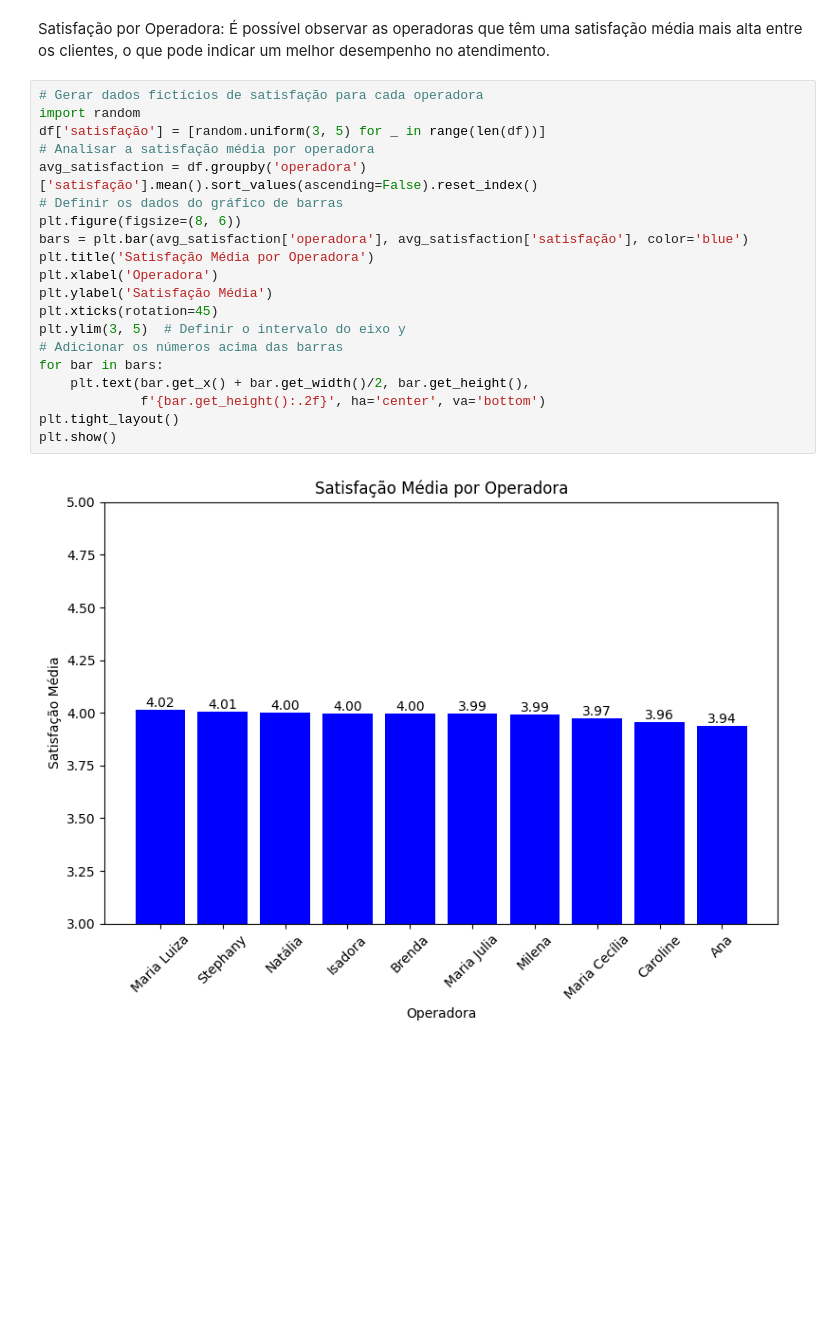
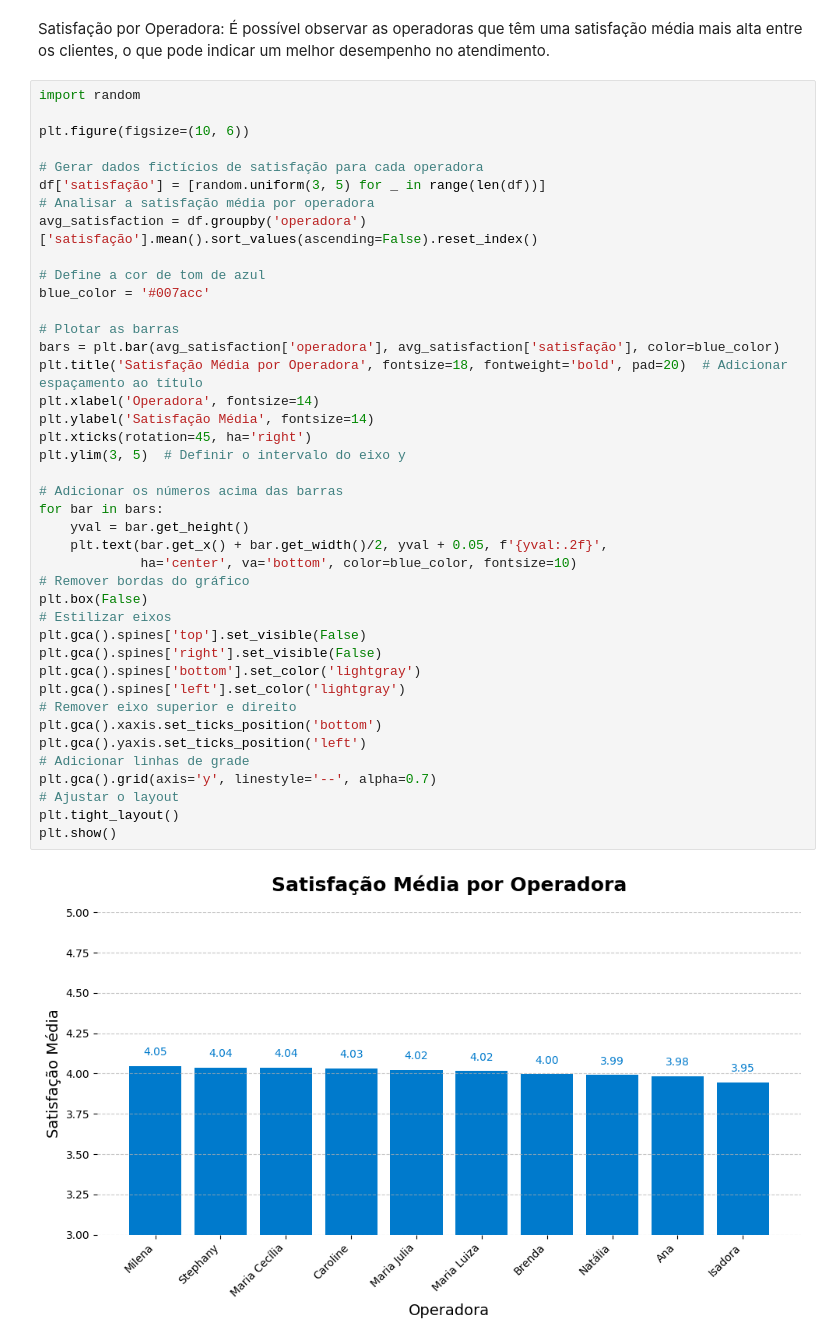
Before and after one commit to Jandersolutions/super_mercado, a Jupyter notebook: notebooks/projeto.ipynb, the cells around one changed output. Cells and saved outputs as stored; diff of their text form; blank space fills up the shorter version.

```diff
--- a/notebooks/projeto.ipynb
+++ b/notebooks/projeto.ipynb
@@ -152,24 +215,45 @@ plt.show()
 # %% [markdown]
 Satisfação por Operadora: É possível observar as operadoras que têm uma satisfação média mais alta entre os clientes, o que pode indicar um melhor desempenho no atendimento.
 # %%
+import random
+
+plt.figure(figsize=(10, 6))
+
 # Gerar dados fictícios de satisfação para cada operadora
-import random
 df['satisfação'] = [random.uniform(3, 5) for _ in range(len(df))]
 # Analisar a satisfação média por operadora
 avg_satisfaction = df.groupby('operadora')['satisfação'].mean().sort_values(ascending=False).reset_index()
-# Definir os dados do gráfico de barras
-plt.figure(figsize=(8, 6))
-bars = plt.bar(avg_satisfaction['operadora'], avg_satisfaction['satisfação'], color='blue')
-plt.title('Satisfação Média por Operadora')
-plt.xlabel('Operadora')
-plt.ylabel('Satisfação Média')
-plt.xticks(rotation=45)
+
+# Define a cor de tom de azul
+blue_color = '#007acc'
+
+# Plotar as barras
+bars = plt.bar(avg_satisfaction['operadora'], avg_satisfaction['satisfação'], color=blue_color)
+plt.title('Satisfação Média por Operadora', fontsize=18, fontweight='bold', pad=20)  # Adicionar espaçamento ao título
+plt.xlabel('Operadora', fontsize=14)
+plt.ylabel('Satisfação Média', fontsize=14)
+plt.xticks(rotation=45, ha='right')
 plt.ylim(3, 5)  # Definir o intervalo do eixo y
+
 # Adicionar os números acima das barras
 for bar in bars:
-    plt.text(bar.get_x() + bar.get_width()/2, bar.get_height(),
-             f'{bar.get_height():.2f}', ha='center', va='bottom')
+    yval = bar.get_height()
+    plt.text(bar.get_x() + bar.get_width()/2, yval + 0.05, f'{yval:.2f}',
+             ha='center', va='bottom', color=blue_color, fontsize=10)
+# Remover bordas do gráfico
+plt.box(False)
+# Estilizar eixos
+plt.gca().spines['top'].set_visible(False)
+plt.gca().spines['right'].set_visible(False)
+plt.gca().spines['bottom'].set_color('lightgray')
+plt.gca().spines['left'].set_color('lightgray')
+# Remover eixo superior e direito
+plt.gca().xaxis.set_ticks_position('bottom')
+plt.gca().yaxis.set_ticks_position('left')
+# Adicionar linhas de grade
+plt.gca().grid(axis='y', linestyle='--', alpha=0.7)
+# Ajustar o layout
 plt.tight_layout()
 plt.show()
 # %% [output]
-[figure, old version]
+[figure, new version]
```
Also changed, not shown: parts of 4 cells of this notebook.
